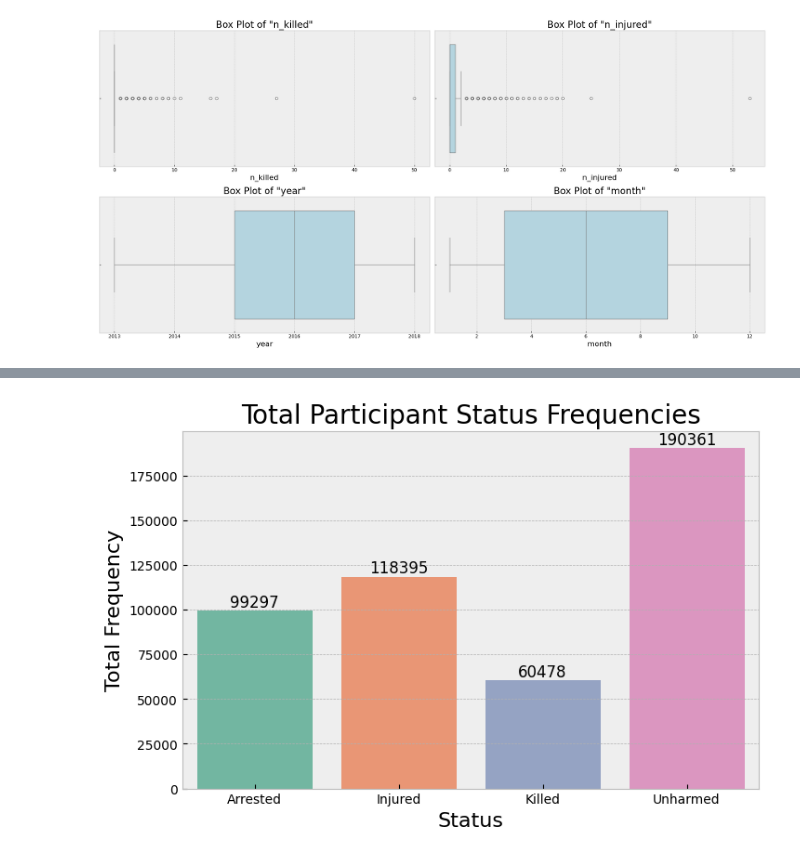
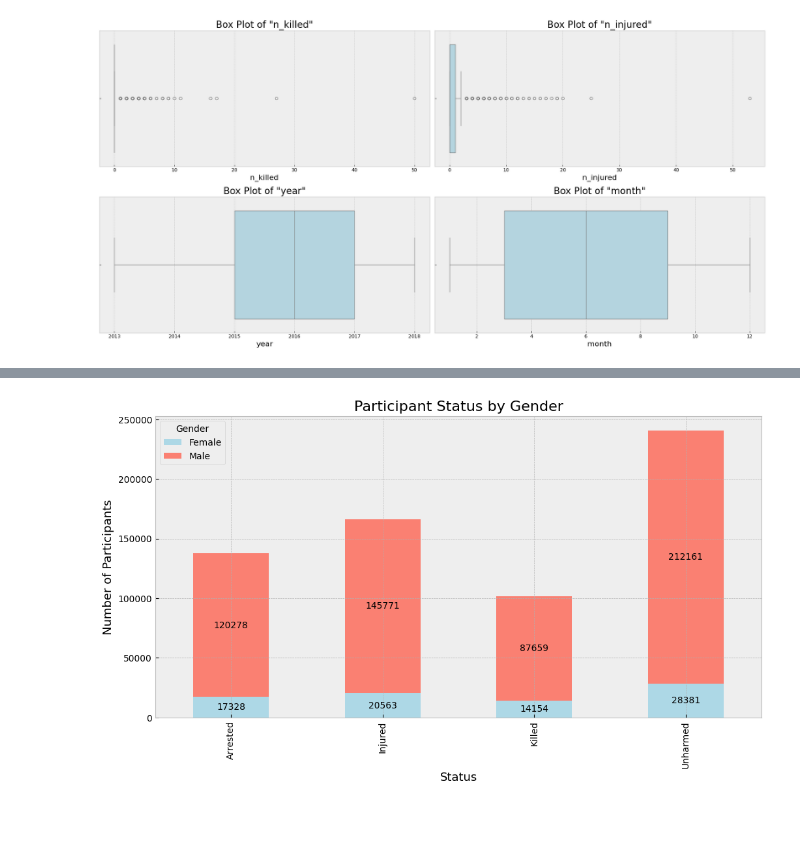
Before and after one commit to bharath03-a/Gun-Violence-Incidents, a Jupyter notebook: notebooks/03_cleaned_data_exploration.ipynb, the cells around one changed output, grey strips where cells are left out. Cells and saved outputs as stored; diff of their text form; code cells hidden in the pictures; blank space fills up the shorter version.

```diff
--- a/notebooks/03_cleaned_data_exploration.ipynb
+++ b/notebooks/03_cleaned_data_exploration.ipynb
@@ -203,3 +205,7 @@ stacked_bar_plot(ip_data.toPandas())
+# %%
+stacked_bar_plot(pandas_ip_df)
+# %% [output]
+[figure, added]
 # %%
 def status_frequency_plot(df):
     """
@@ -215,18 +221,16 @@ def status_frequency_plot(df):
         'Unharmed': df['participant_status_unharmed_freq'].sum(),
     }
 
-    plt.figure(figsize=(8, 5))
-    sns.barplot(x=list(status_counts.keys()), y=list(status_counts.values()), palette="Set2")
-    plt.title('Total Participant Status Frequencies', fontsize=20)
-    plt.xlabel('Status', fontsize=16)
-    plt.ylabel('Total Frequency', fontsize=16)
+    sorted_status_counts = dict(sorted(status_counts.items(), key=lambda item: item[1], reverse=True))
+
+    plt.figure(figsize=(12, 6))
+    sns.barplot(x=list(sorted_status_counts.keys()), y=list(sorted_status_counts.values()), palette="Set2")
+    plt.title('Total Participant Status Frequencies', fontsize=16)
+    plt.xlabel('Status', fontsize=13)
+    plt.ylabel('Total Frequency', fontsize=13)
 
     # Annotate values on bars
-    for index, value in enumerate(status_counts.values()):
+    for index, value in enumerate(sorted_status_counts.values()):
         plt.text(index, value, str(value), ha='center', va='bottom', fontsize=12)
 
     plt.show()
-
-status_frequency_plot(ip_data.toPandas())
-# %% [output]
-[figure, removed]
```
Also changed, not shown: parts of 8 cells of this notebook, 1 other file.
